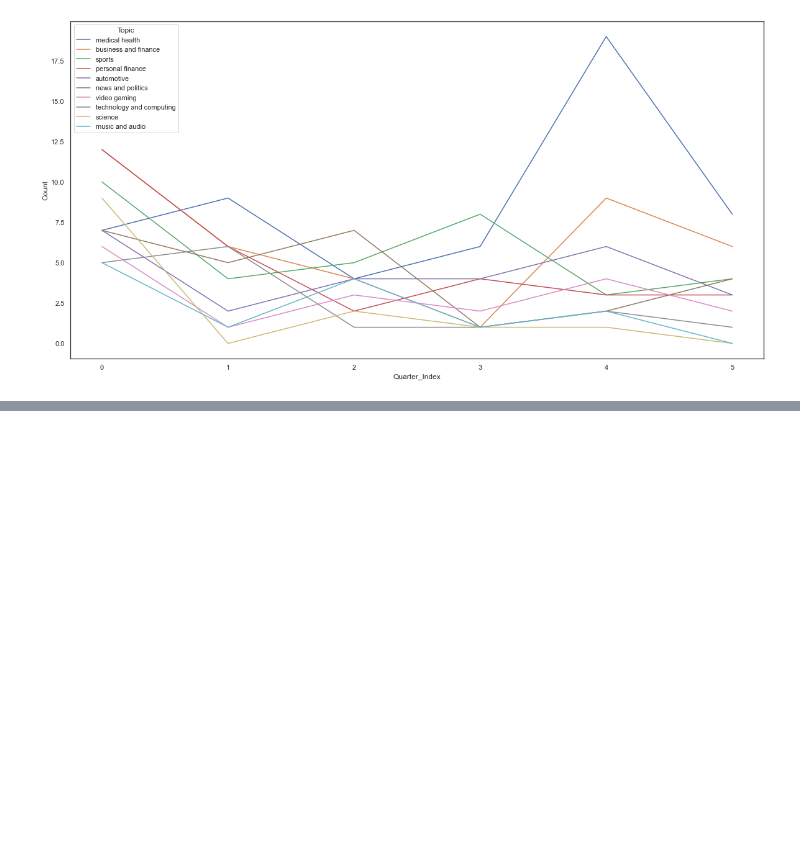
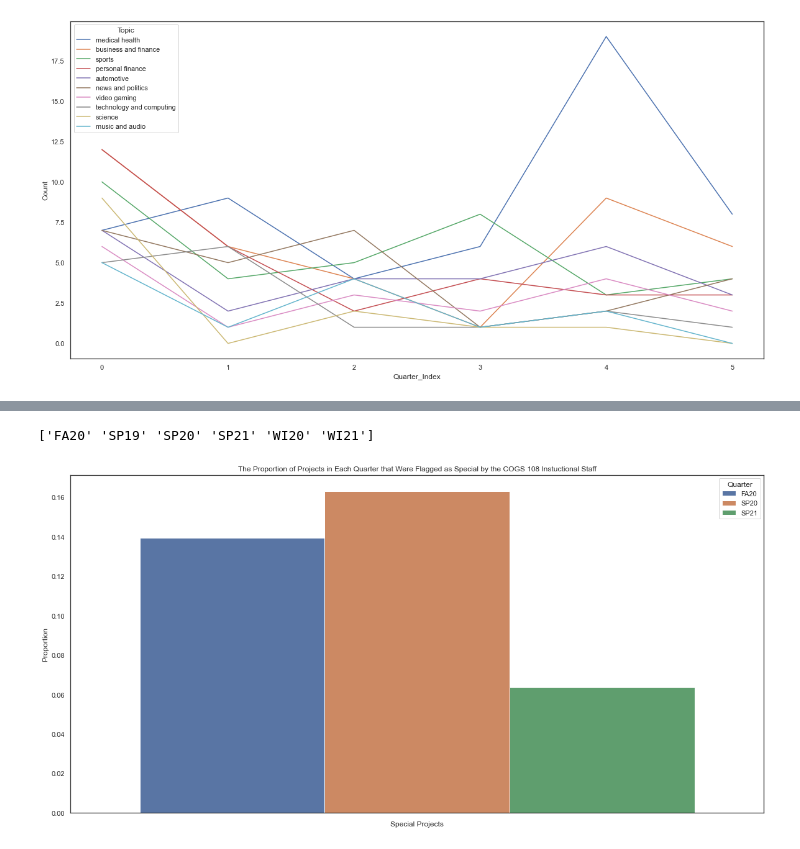
Before and after one commit to jchung01/COGS108-Project-Copy, a Jupyter notebook: EDACheckpointGroup096-Fa21.ipynb, the cells around one changed output, grey strips where cells are left out. Saved outputs shown, nothing was run; the diff lists cells and outputs as text; code cells hidden in the pictures; blank space fills up the shorter version.

```diff
--- a/EDACheckpointGroup096-Fa21.ipynb
+++ b/EDACheckpointGroup096-Fa21.ipynb
@@ -201,0 +204,22 @@ Text(0.5, 1.0, 'The Most to Least Popular Topics Among Projects Denoted as "Spec
+# %%
+yr_qtr = (df.Quarter).str.cat(df.Year.astype(str))
+df_yr_qtr = df
+
+df_yr_qtr = df_yr_qtr.drop(columns = ['Quarter'])
+
+
+df_yr_qtr['Quarter'] = yr_qtr
+
+
+yr_qtr_groups = df_yr_qtr.groupby('Quarter')
+prop_special = yr_qtr_groups['Special'].value_counts(normalize = True).rename('Proportion')
+prop_df = prop_special.to_frame().reset_index()
+
+prop_special_df = prop_df.loc[prop_df['Special'] == True]
+
+print(df_yr_qtr['Quarter'].unique())
+
+prop_plot = sns.barplot(x = 'Special', y = 'Proportion', hue = 'Quarter', data = prop_special_df).set(xticklabels = [], title = ('The Proportion of Projects in Each Quarter that Were Flagged as Special by the COGS 108 Instuctional Staff'), xlabel = ('Special Projects'))
+# %% [output]
+['FA20' 'SP19' 'SP20' 'SP21' 'WI20' 'WI21']
+[figure, added]
```
Also changed, not shown: parts of 3 cells of this notebook.
